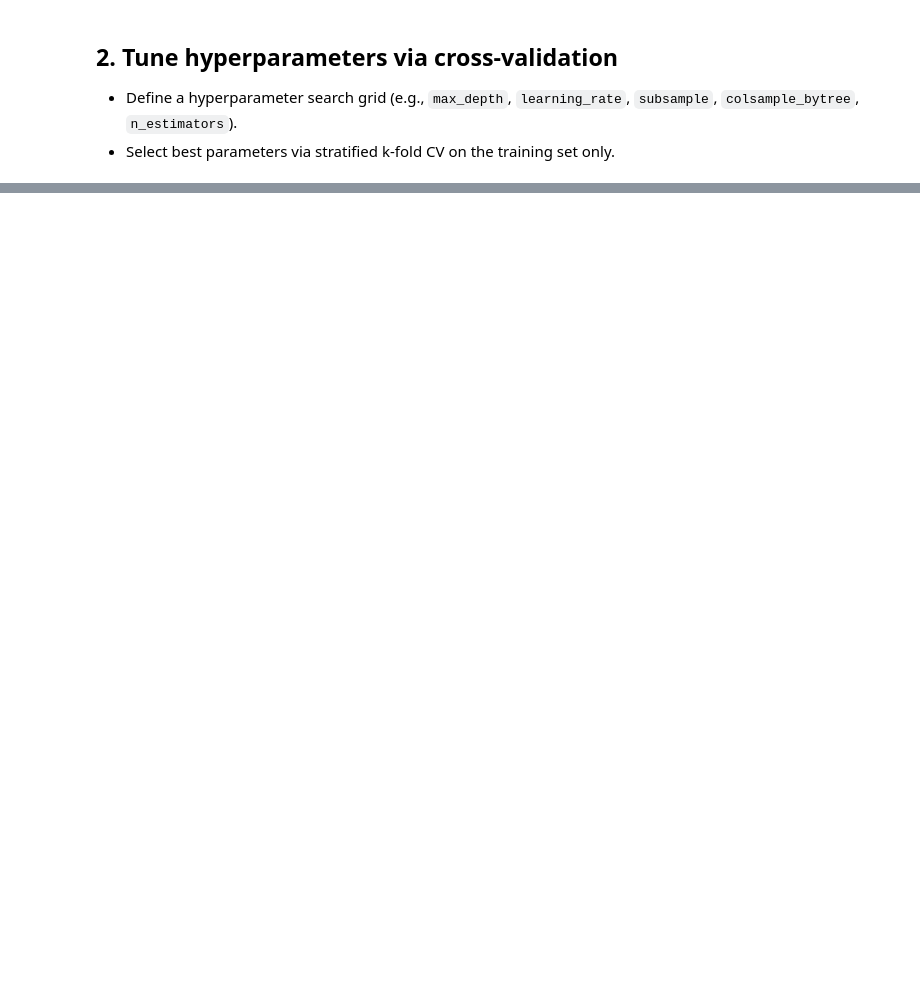
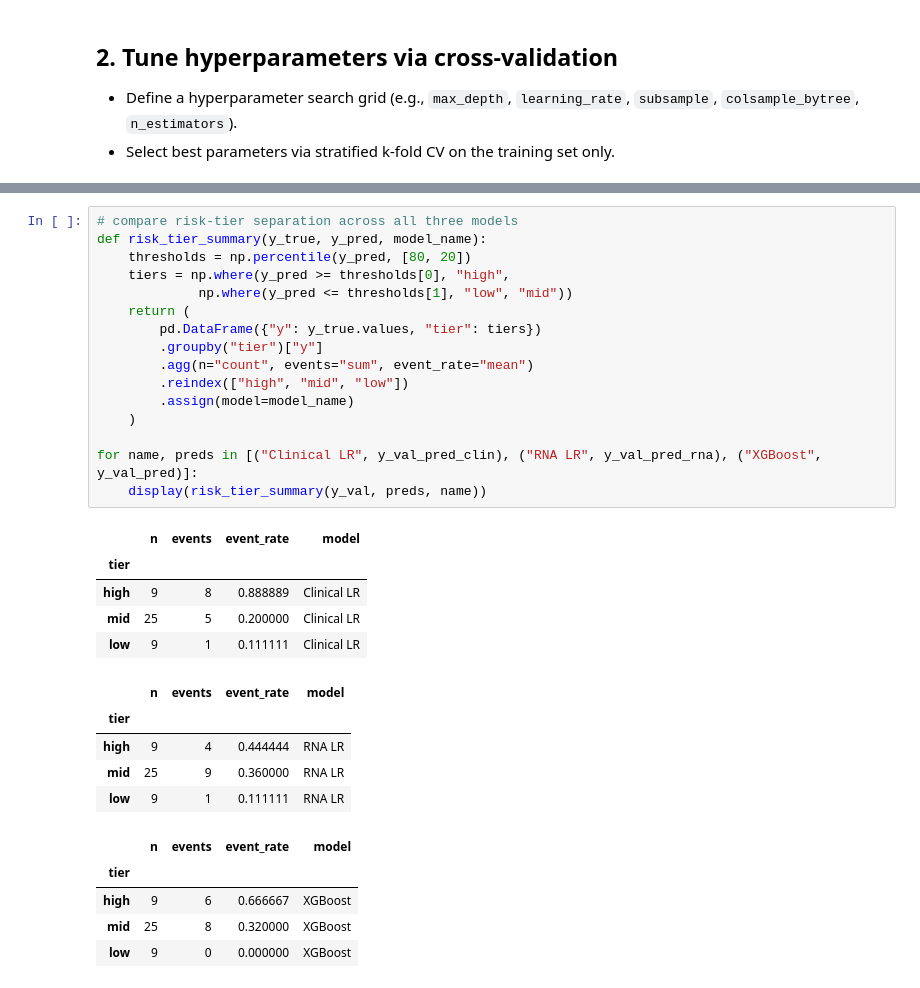
Before and after one commit to dpolioudakis/tcga-multimodal-survival, a Jupyter notebook: notebooks/07_train_xgboost.ipynb, the cells around one changed output, grey strips where cells are left out. Drawn from its saved outputs; the diff is of its cells as text; blank space fills up the shorter version.

```diff
--- a/notebooks/07_train_xgboost.ipynb
+++ b/notebooks/07_train_xgboost.ipynb
@@ -195,0 +318,32 @@ Fitting 5 folds for each of 30 candidates, totalling 150 fits
+# %%
+# compare risk-tier separation across all three models
+def risk_tier_summary(y_true, y_pred, model_name):
+    thresholds = np.percentile(y_pred, [80, 20])
+    tiers = np.where(y_pred >= thresholds[0], "high",
+             np.where(y_pred <= thresholds[1], "low", "mid"))
+    return (
+        pd.DataFrame({"y": y_true.values, "tier": tiers})
+        .groupby("tier")["y"]
+        .agg(n="count", events="sum", event_rate="mean")
+        .reindex(["high", "mid", "low"])
+        .assign(model=model_name)
+    )
+
+for name, preds in [("Clinical LR", y_val_pred_clin), ("RNA LR", y_val_pred_rna), ("XGBoost", y_val_pred)]:
+    display(risk_tier_summary(y_val, preds, name))
+# %% [output]
+|  | n | events | event_rate | model |
+| tier |  |  |  |  |
+| high | 9 | 8 | 0.888889 | Clinical LR |
+| mid | 25 | 5 | 0.200000 | Clinical LR |
+| low | 9 | 1 | 0.111111 | Clinical LR |
+|  | n | events | event_rate | model |
+| tier |  |  |  |  |
+| high | 9 | 4 | 0.444444 | RNA LR |
+| mid | 25 | 9 | 0.360000 | RNA LR |
+| low | 9 | 1 | 0.111111 | RNA LR |
+|  | n | events | event_rate | model |
+| tier |  |  |  |  |
+| high | 9 | 6 | 0.666667 | XGBoost |
+| mid | 25 | 8 | 0.320000 | XGBoost |
+| low | 9 | 0 | 0.000000 | XGBoost |
```
Also changed, not shown: parts of 23 cells of this notebook, 6 other files.
